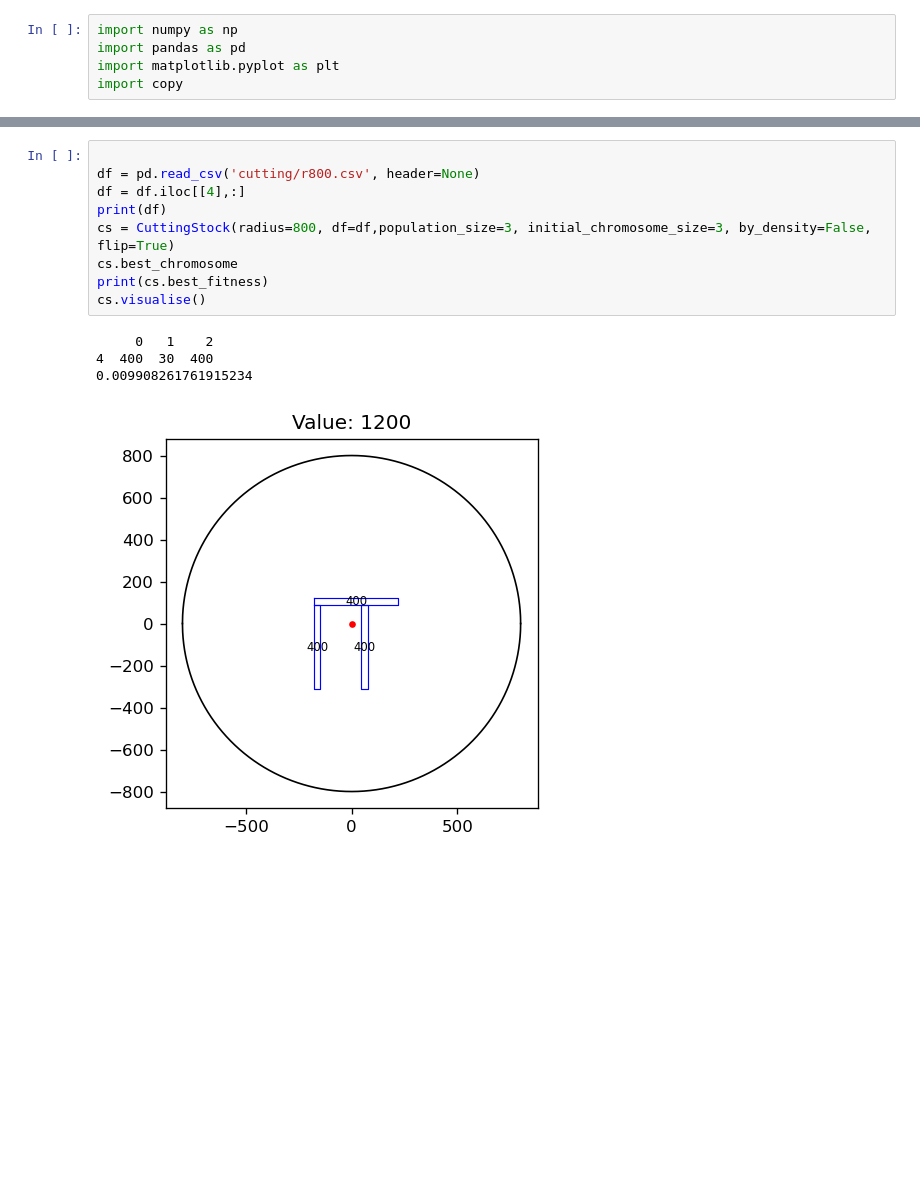
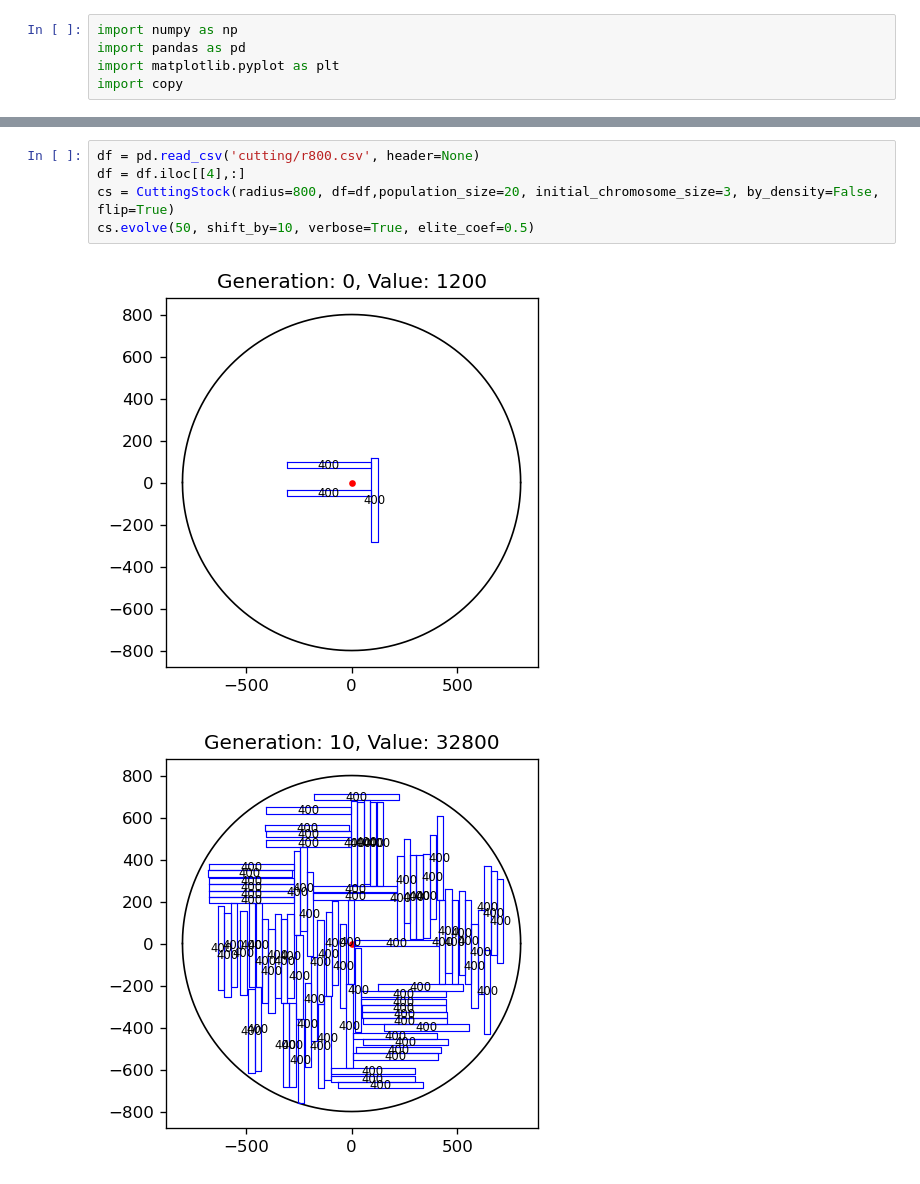
Before and after one commit to skowronskid/Computational-Analysis-Methods, a Jupyter notebook: AE/ga_cutting_stock.ipynb, the cells around one changed output, grey strips where cells are left out. Drawn from its saved outputs; the diff is of its cells as text; blank space fills up the shorter version.

```diff
--- a/AE/ga_cutting_stock.ipynb
+++ b/AE/ga_cutting_stock.ipynb
@@ -291,14 +394,8 @@ df
 # %%
-
 df = pd.read_csv('cutting/r800.csv', header=None)
 df = df.iloc[[4],:]
-print(df)
-cs = CuttingStock(radius=800, df=df,population_size=3, initial_chromosome_size=3, by_density=False, flip=True)
-cs.best_chromosome
-print(cs.best_fitness)
-cs.visualise()
+cs = CuttingStock(radius=800, df=df,population_size=20, initial_chromosome_size=3, by_density=False, flip=True)
+cs.evolve(50, shift_by=10, verbose=True, elite_coef=0.5)
 # %% [output]
-     0   1    2
-4  400  30  400
-0.009908261761915234
-[figure, old version]
+[figure, new version]
+[figure, added]
```
Also changed, not shown: parts of 11 cells of this notebook.
